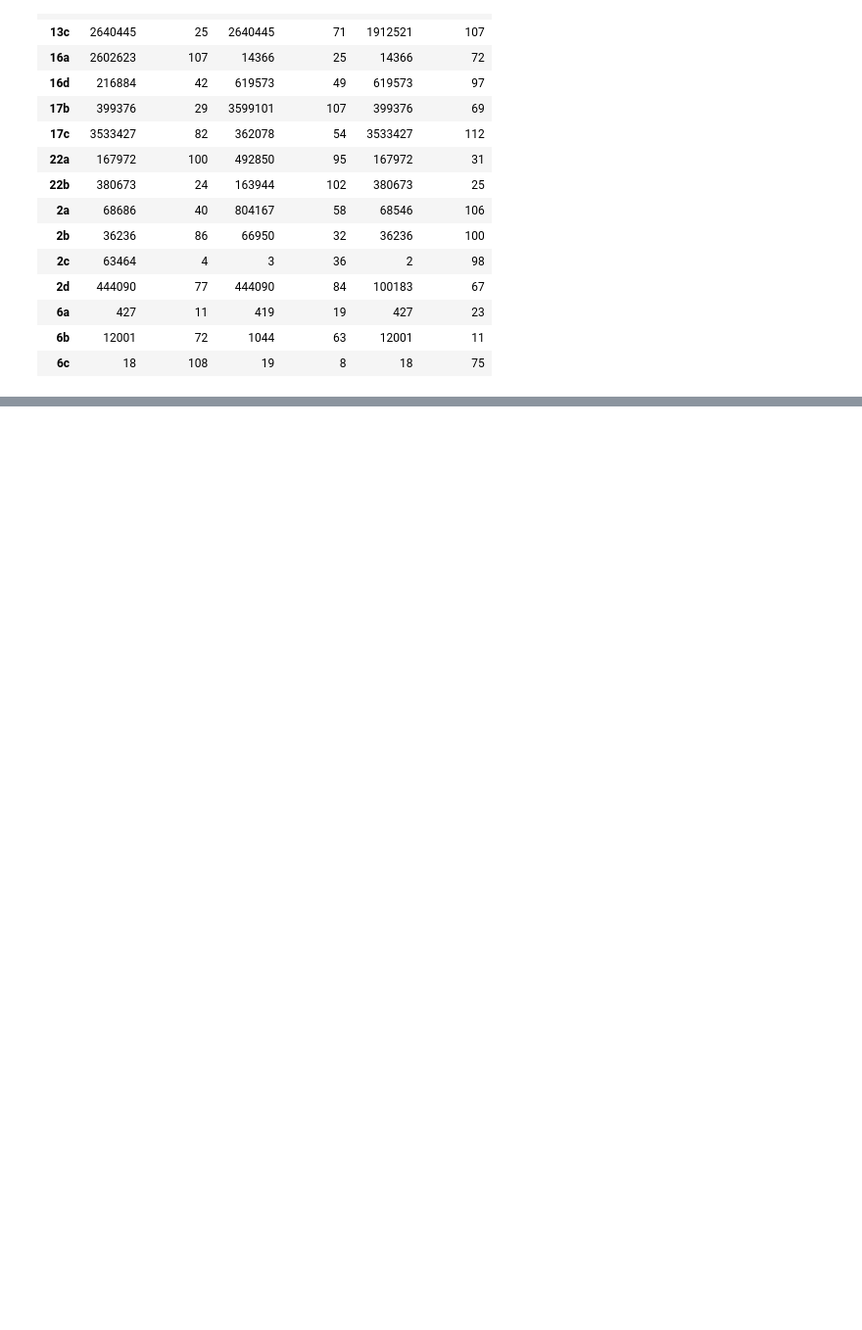
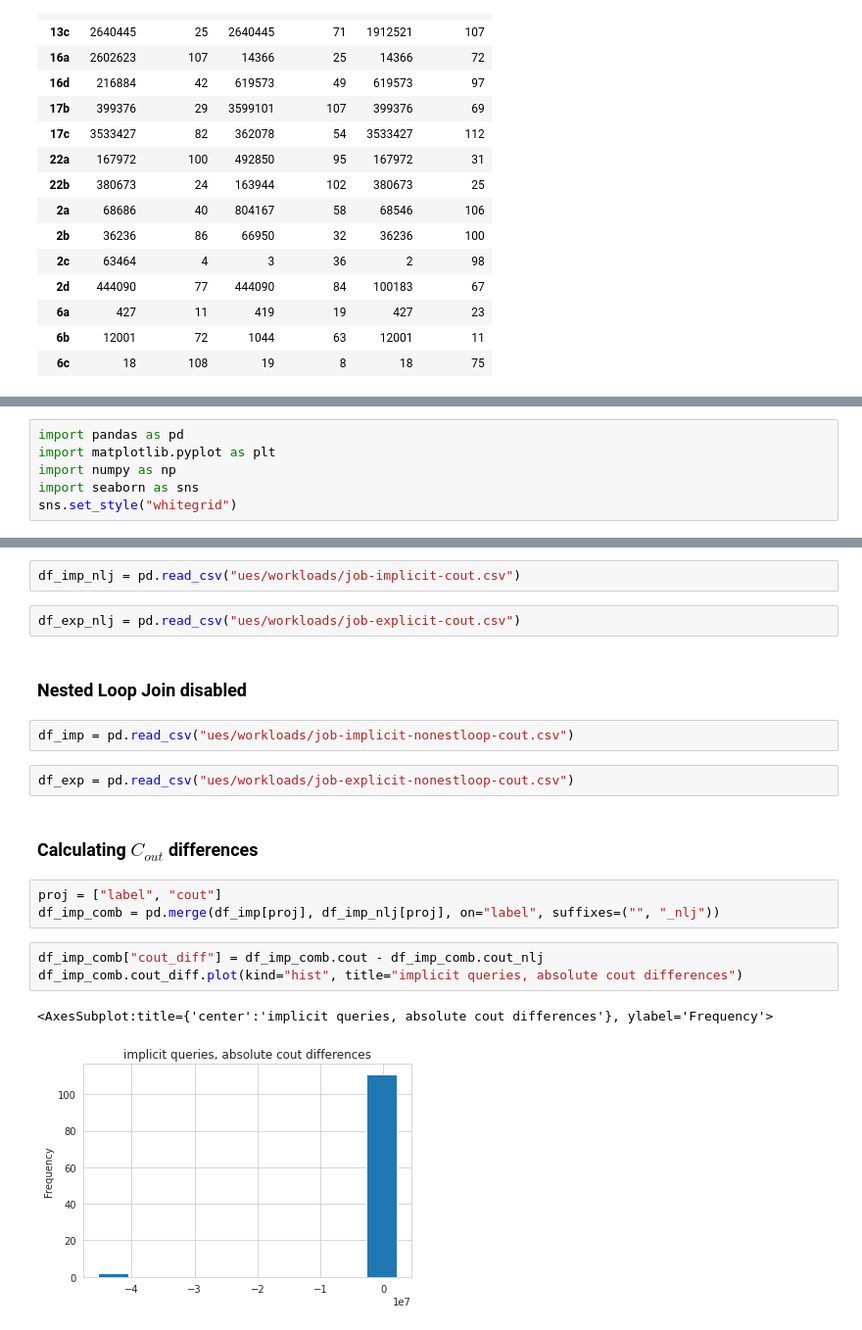
Before and after one commit to rbergm/aft, a Jupyter notebook: C_out evaluation.ipynb, the cells around one changed output, grey strips where cells are left out. Shown: that part at 98% size. Drawn from its saved outputs; the diff is of its cells as text; blank space fills up the shorter version.

Commit message:
Basic evaluation of UES C_out workloads

```diff
--- a/C_out evaluation.ipynb
+++ b/C_out evaluation.ipynb
@@ -120,0 +64,6 @@ df_comb[df_comb.diff_any][cout_cols]
+# %%
+import pandas as pd
+import matplotlib.pyplot as plt
+import numpy as np
+import seaborn as sns
+sns.set_style("whitegrid")
@@ -120,0 +72,21 @@ df_comb[df_comb.diff_any][cout_cols]
+# %%
+df_imp_nlj = pd.read_csv("ues/workloads/job-implicit-cout.csv")
+# %%
+df_exp_nlj = pd.read_csv("ues/workloads/job-explicit-cout.csv")
+# %% [markdown]
+### Nested Loop Join disabled
+# %%
+df_imp = pd.read_csv("ues/workloads/job-implicit-nonestloop-cout.csv")
+# %%
+df_exp = pd.read_csv("ues/workloads/job-explicit-nonestloop-cout.csv")
+# %% [markdown]
+### Calculating $C_{out}$ differences
+# %%
+proj = ["label", "cout"]
+df_imp_comb = pd.merge(df_imp[proj], df_imp_nlj[proj], on="label", suffixes=("", "_nlj"))
+# %%
+df_imp_comb["cout_diff"] = df_imp_comb.cout - df_imp_comb.cout_nlj
+df_imp_comb.cout_diff.plot(kind="hist", title="implicit queries, absolute cout differences")
+# %% [output]
+<AxesSubplot:title={'center':'implicit queries, absolute cout differences'}, ylabel='Frequency'>
+[figure, added]
```
Also changed, not shown: parts of 10 cells of this notebook, 2 other files.
